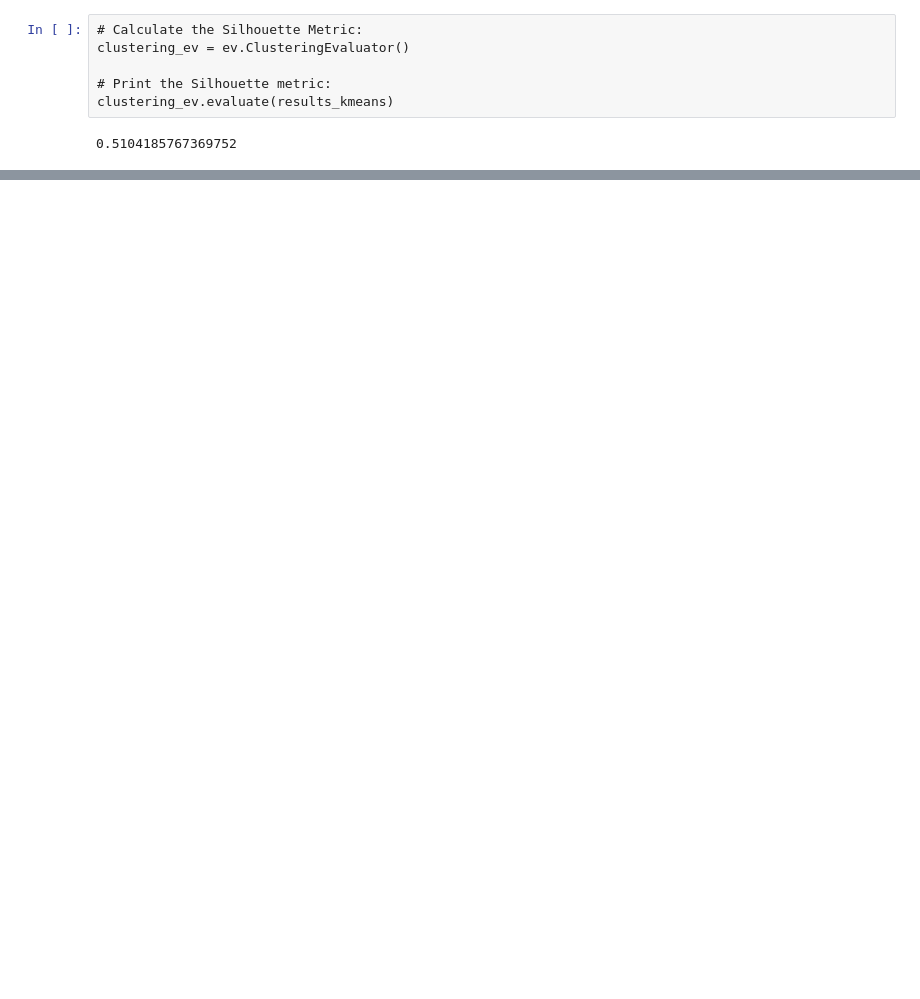
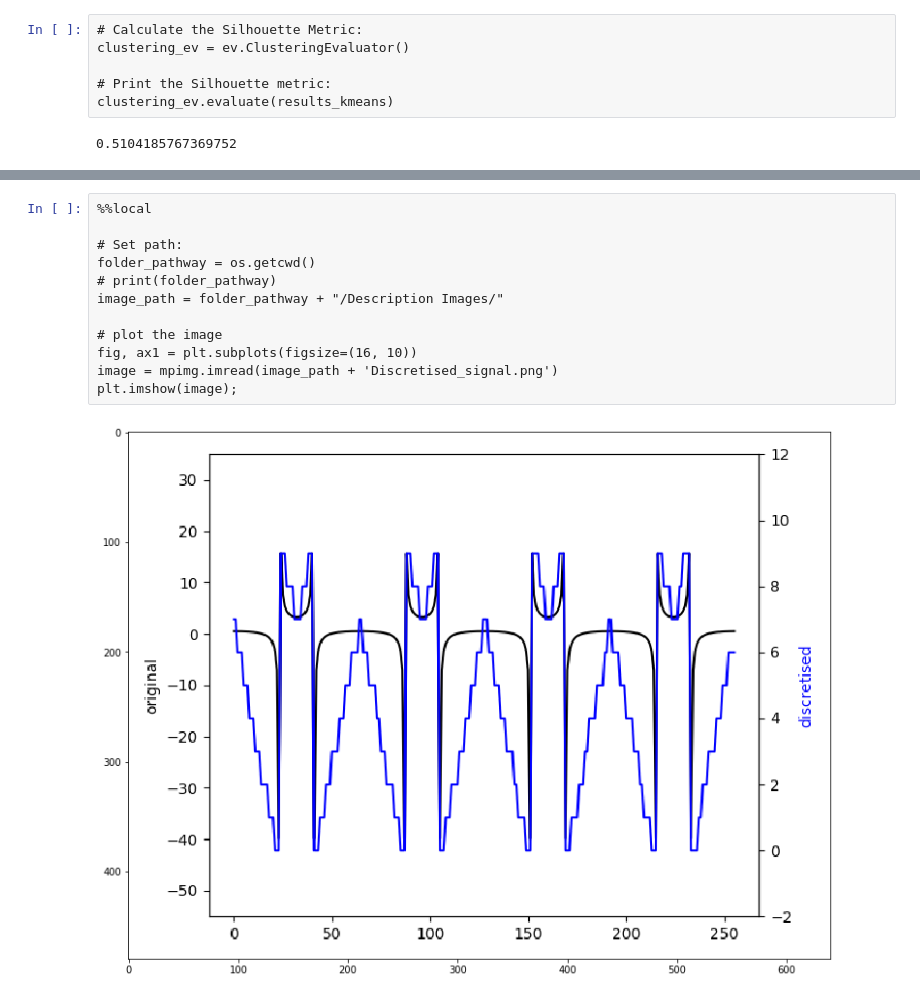
Before and after one commit to ylee9107/PySpark_myLearning, a Jupyter notebook: Project 5 - Machine Learning with PySpark ML Module/PySpark - Machine Learning with ML Module.ipynb, the cells around one changed output, grey strips where cells are left out. Cells and saved outputs as stored; diff of their text form; blank space fills up the shorter version.

```diff
--- a/Project 5 - Machine Learning with PySpark ML Module/PySpark - Machine Learning with ML Module.ipynb
+++ b/Project 5 - Machine Learning with PySpark ML Module/PySpark - Machine Learning with ML Module.ipynb
@@ -1062,0 +1415,14 @@ For information on Silhouette values: https://www.geeksforgeeks.org/silhouette-i
+# %%
+%%local
+
+# Set path:
+folder_pathway = os.getcwd()
+# print(folder_pathway)
+image_path = folder_pathway + "/Description Images/"
+
+# plot the image
+fig, ax1 = plt.subplots(figsize=(16, 10))
+image = mpimg.imread(image_path + 'Discretised_signal.png')
+plt.imshow(image);
+# %% [output]
+[figure, added]
```
Also changed, not shown: parts of 31 cells of this notebook.
